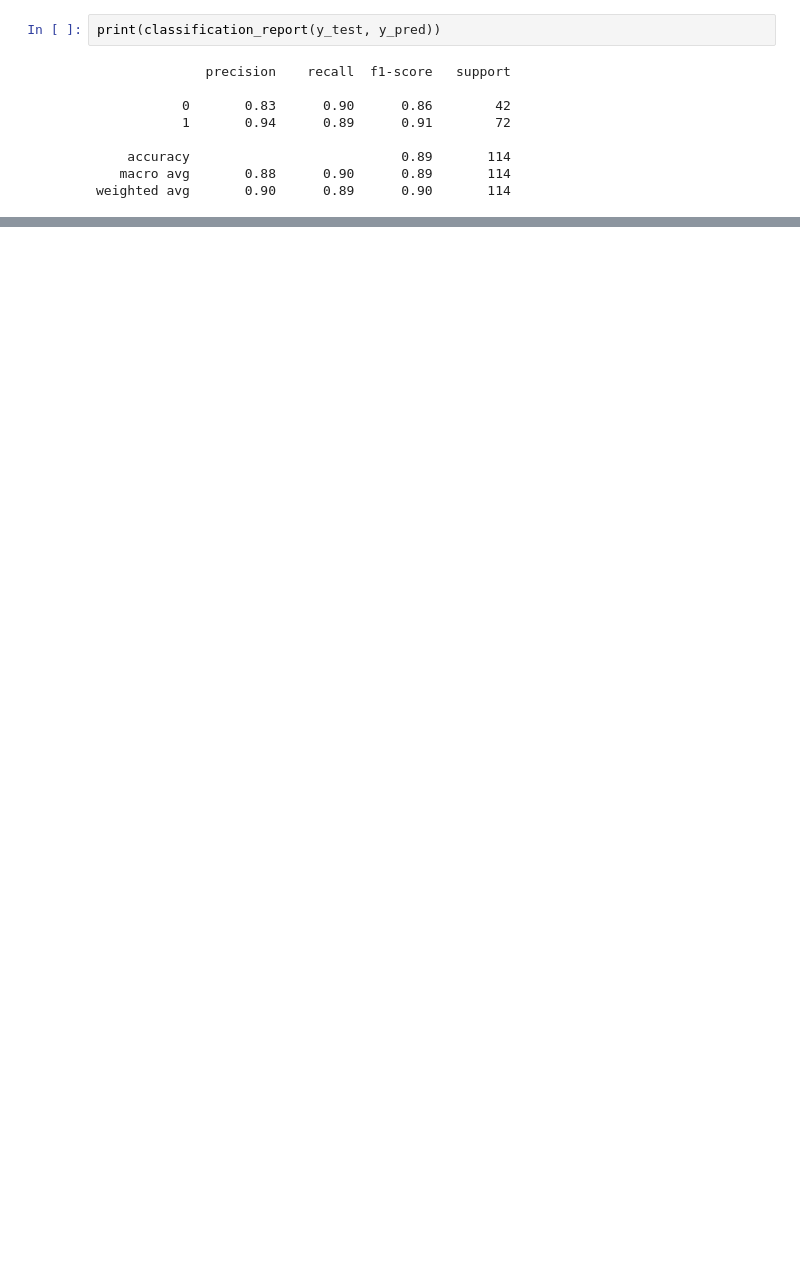
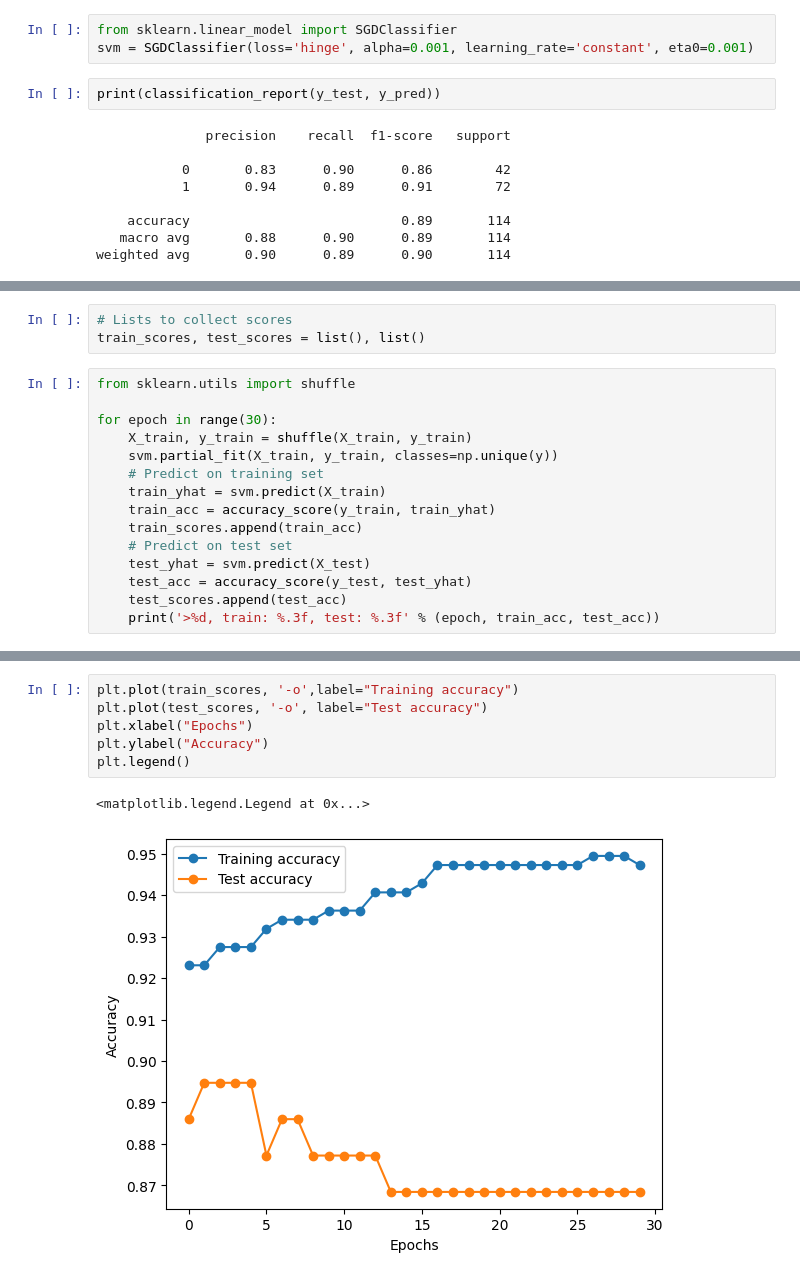
Before and after one commit to AngelX62/Comparing-ML-Models, a Jupyter notebook: main.ipynb, the cells around one changed output, grey strips where cells are left out. Drawn from its saved outputs; the diff is of its cells as text; blank space fills up the shorter version.

```diff
--- a/main.ipynb
+++ b/main.ipynb
@@ -649,6 +658,9 @@ svm.fit(X_train, y_train)
 SVC(gamma=1.0, kernel='poly')
 # %%
 y_pred = svm.predict(X_test)
+# %%
+from sklearn.linear_model import SGDClassifier
+svm = SGDClassifier(loss='hinge', alpha=0.001, learning_rate='constant', eta0=0.001)
 # %%
 print(classification_report(y_test, y_pred))
 # %% [output]
@@ -662,0 +678,18 @@ weighted avg       0.90      0.89      0.90       114
+# %%
+# Lists to collect scores
+train_scores, test_scores = list(), list()
+# %%
+from sklearn.utils import shuffle
+
+for epoch in range(30):
+    X_train, y_train = shuffle(X_train, y_train)
+    svm.partial_fit(X_train, y_train, classes=np.unique(y))
+    # Predict on training set
+    train_yhat = svm.predict(X_train)
+    train_acc = accuracy_score(y_train, train_yhat)
+    train_scores.append(train_acc)
+    # Predict on test set
+    test_yhat = svm.predict(X_test)
+    test_acc = accuracy_score(y_test, test_yhat)
+    test_scores.append(test_acc)
+    print('>%d, train: %.3f, test: %.3f' % (epoch, train_acc, test_acc))
@@ -662,0 +714,9 @@ weighted avg       0.90      0.89      0.90       114
+# %%
+plt.plot(train_scores, '-o',label="Training accuracy")
+plt.plot(test_scores, '-o', label="Test accuracy")
+plt.xlabel("Epochs")
+plt.ylabel("Accuracy")
+plt.legend()
+# %% [output]
+<matplotlib.legend.Legend at 0x...>
+[figure, added]
```
Also changed, not shown: parts of 13 cells of this notebook.
